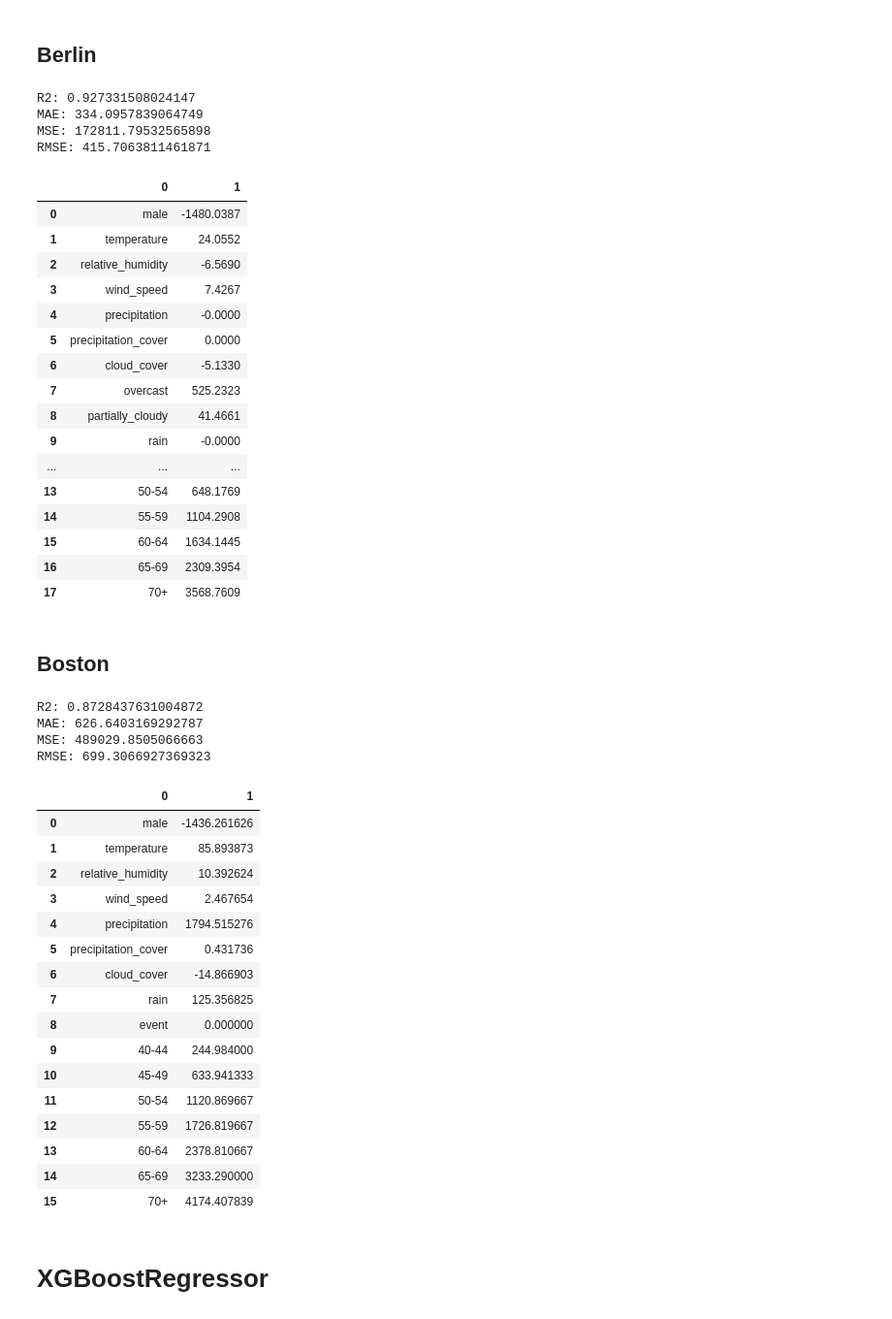
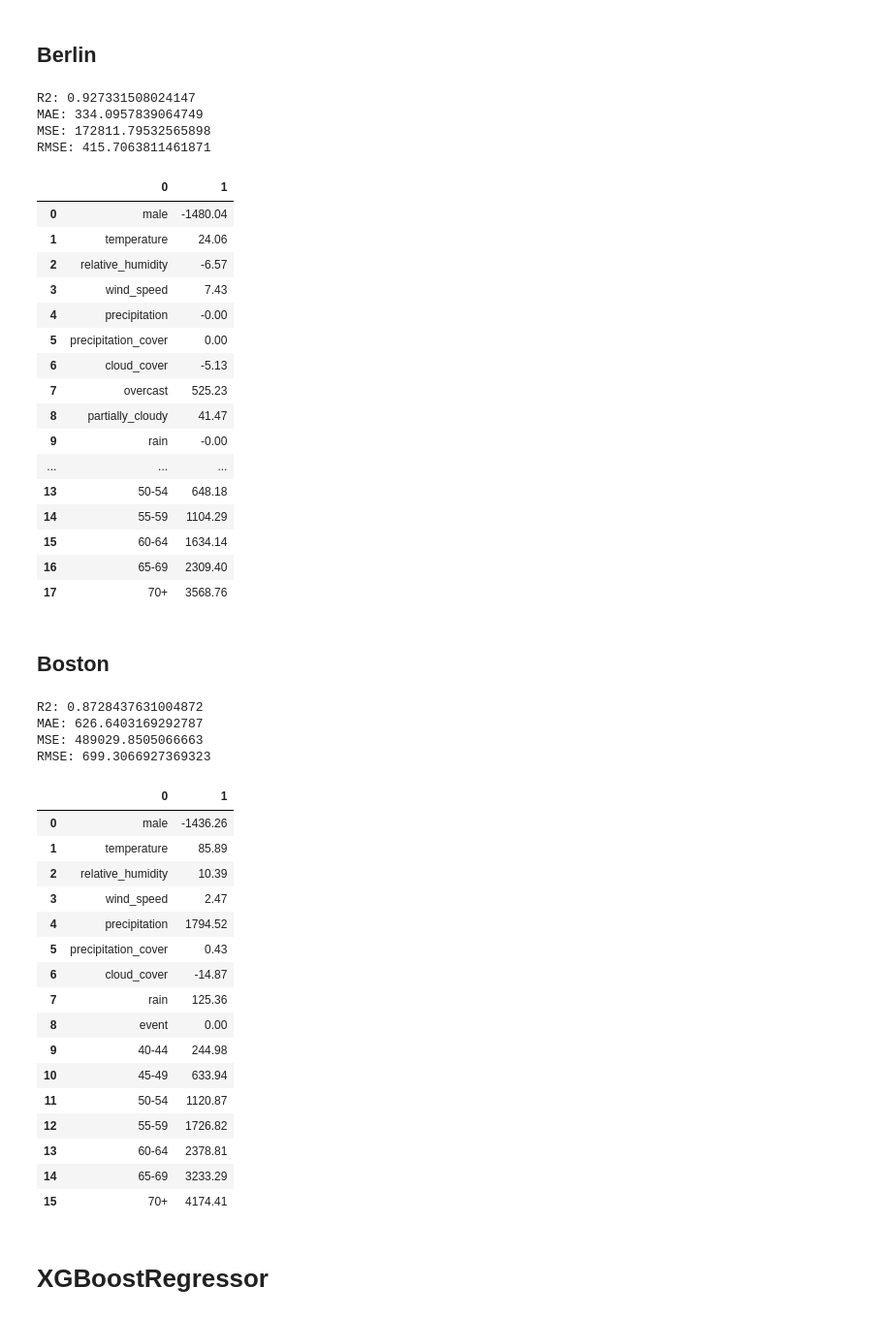
Before and after one commit to dwagenhurst/Marathon_Times_and_Weather, a Jupyter notebook: Final Models.ipynb, the cells around one changed output. Shown at 97% size. Saved outputs shown, nothing was run; the diff lists cells and outputs as text; code cells hidden in the pictures.

```diff
--- a/Final Models.ipynb
+++ b/Final Models.ipynb
@@ -146,29 +146,29 @@ y_test = test['time_seconds']
 berlin_model = LinearRegression()
 berlin_model.fit(X_train, y_train)
 model_scores(X_test, y_test, berlin_model)
-pd.DataFrame(list(zip(X_test.columns,np.round(berlin_model.coef_,4))))
+pd.DataFrame(list(zip(X_test.columns,np.round(berlin_model.coef_,2))))
 # %% [output]
 R2: 0.927331508024147
 MAE: 334.0957839064749
 MSE: 172811.79532565898
 RMSE: 415.7063811461871
 |  | 0 | 1 |
-| 0 | male | -1480.0387 |
-| 1 | temperature | 24.0552 |
-| 2 | relative_humidity | -6.5690 |
-| 3 | wind_speed | 7.4267 |
-| 4 | precipitation | -0.0000 |
-| 5 | precipitation_cover | 0.0000 |
-| 6 | cloud_cover | -5.1330 |
-| 7 | overcast | 525.2323 |
-| 8 | partially_cloudy | 41.4661 |
-| 9 | rain | -0.0000 |
+| 0 | male | -1480.04 |
+| 1 | temperature | 24.06 |
+| 2 | relative_humidity | -6.57 |
+| 3 | wind_speed | 7.43 |
+| 4 | precipitation | -0.00 |
+| 5 | precipitation_cover | 0.00 |
+| 6 | cloud_cover | -5.13 |
+| 7 | overcast | 525.23 |
+| 8 | partially_cloudy | 41.47 |
+| 9 | rain | -0.00 |
 | ... | ... | ... |
-| 13 | 50-54 | 648.1769 |
-| 14 | 55-59 | 1104.2908 |
-| 15 | 60-64 | 1634.1445 |
-| 16 | 65-69 | 2309.3954 |
-| 17 | 70+ | 3568.7609 |
+| 13 | 50-54 | 648.18 |
+| 14 | 55-59 | 1104.29 |
+| 15 | 60-64 | 1634.14 |
+| 16 | 65-69 | 2309.40 |
+| 17 | 70+ | 3568.76 |
 # %% [markdown]
 ## Boston
 # %%
@@ -184,50 +184,50 @@ boston['event'] = 0
 # aggregate on year, age and male
 aggregate = {col: 'mean' for col in boston.drop(columns=['year'])}
 boston = boston.groupby(['year', 'age', 'male']).agg(aggregate)
 
 # dummify age categories
 boston['age'] = boston['age'].apply(lambda x: undo_age(x))
 boston = boston.merge(pd.get_dummies(boston['age'], drop_first=True), left_index=True, right_index=True).drop(columns='age')
 
 boston = boston.apply(lambda x: round(x,2))
 
 # train test split
 train = boston[boston.index.isin(range(2000,2016), level=0)]
 test = boston[boston.index.isin([2016, 2018], level=0)]
 
 X_train = train.drop(columns = ['time_seconds', 'clear', 'overcast', 'partially_cloudy'])
 X_test = test.drop(columns = ['time_seconds', 'clear', 'overcast', 'partially_cloudy'])
 
 y_train = train['time_seconds']
 y_test = test['time_seconds']
 
 # fit and score model
 boston_model = LinearRegression()
 boston_model.fit(X_train, y_train)
 model_scores(X_test, y_test, boston_model)
-pd.DataFrame(list(zip(X_test.columns,boston_model.coef_)))
+pd.DataFrame(list(zip(X_test.columns,np.round(boston_model.coef_,2))))
 # %% [output]
 R2: 0.8728437631004872
 MAE: 626.6403169292787
 MSE: 489029.8505066663
 RMSE: 699.3066927369323
 |  | 0 | 1 |
-| 0 | male | -1436.261626 |
-| 1 | temperature | 85.893873 |
-| 2 | relative_humidity | 10.392624 |
-| 3 | wind_speed | 2.467654 |
-| 4 | precipitation | 1794.515276 |
-| 5 | precipitation_cover | 0.431736 |
-| 6 | cloud_cover | -14.866903 |
-| 7 | rain | 125.356825 |
-| 8 | event | 0.000000 |
-| 9 | 40-44 | 244.984000 |
-| 10 | 45-49 | 633.941333 |
-| 11 | 50-54 | 1120.869667 |
-| 12 | 55-59 | 1726.819667 |
-| 13 | 60-64 | 2378.810667 |
-| 14 | 65-69 | 3233.290000 |
-| 15 | 70+ | 4174.407839 |
+| 0 | male | -1436.26 |
+| 1 | temperature | 85.89 |
+| 2 | relative_humidity | 10.39 |
+| 3 | wind_speed | 2.47 |
+| 4 | precipitation | 1794.52 |
+| 5 | precipitation_cover | 0.43 |
+| 6 | cloud_cover | -14.87 |
+| 7 | rain | 125.36 |
+| 8 | event | 0.00 |
+| 9 | 40-44 | 244.98 |
+| 10 | 45-49 | 633.94 |
+| 11 | 50-54 | 1120.87 |
+| 12 | 55-59 | 1726.82 |
+| 13 | 60-64 | 2378.81 |
+| 14 | 65-69 | 3233.29 |
+| 15 | 70+ | 4174.41 |
 # %% [markdown]
 # XGBoostRegressor
 # %% [markdown]
```
Also changed, not shown: parts of 4 cells of this notebook, 2 other files.
